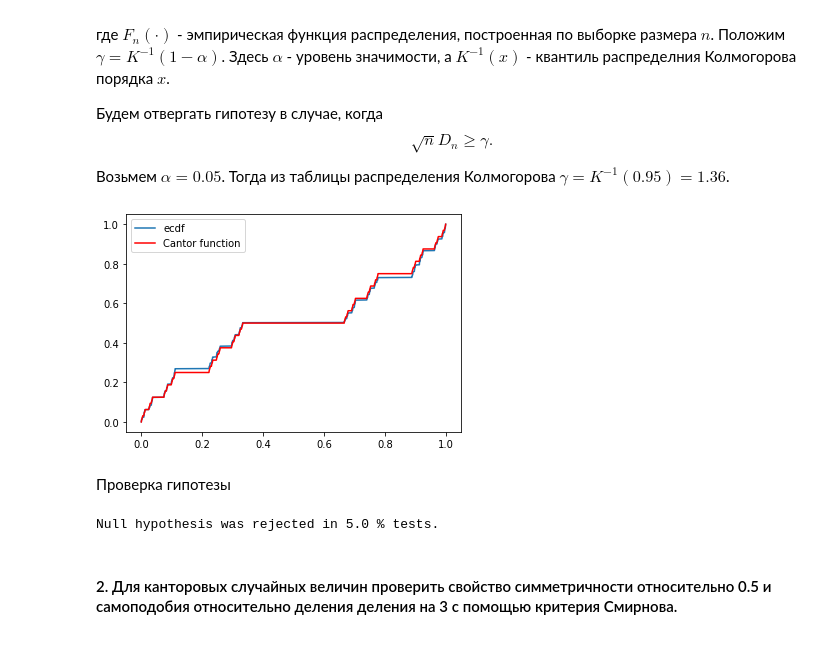
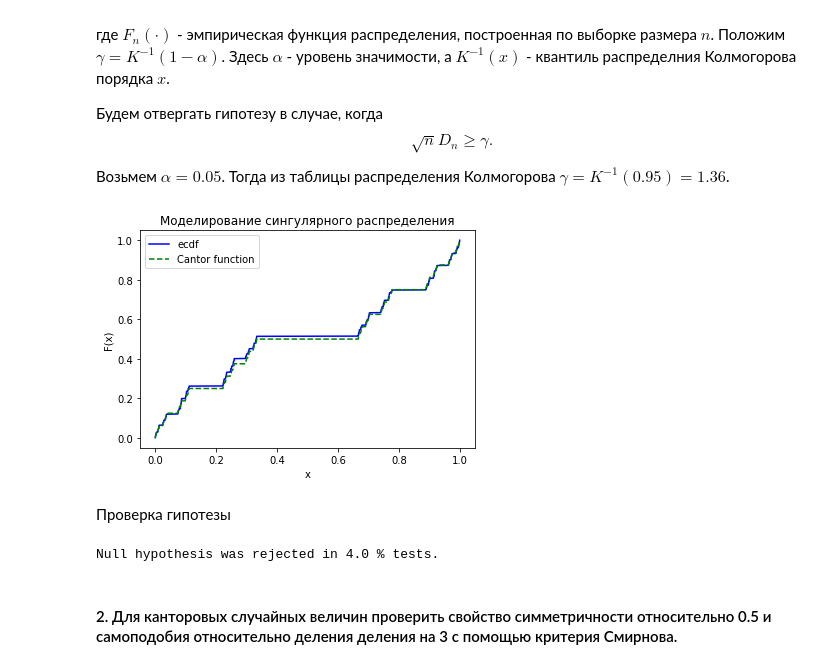
Before and after one commit to MrG1raffe/Stochastic_prac, a Jupyter notebook: StochAn_pt1.ipynb, the cells around one changed output. Saved outputs shown, nothing was run; the diff lists cells and outputs as text; code cells hidden in the pictures.

```diff
--- a/StochAn_pt1.ipynb
+++ b/StochAn_pt1.ipynb
@@ -86,7 +91,10 @@ plt.show
 n = 1000
 for i in range(0, 10):
     s_n = (2 * bern_rnd(0.5, n) - 1).cumsum()
-    plt.plot(s_n / np.sqrt(n))
+    plt.plot(s_n / np.sqrt(n), 'b', lw=0.5)
 plt.plot([0, n], [3, 3], 'k', [0, n], [-3, -3], 'k')
+plt.title('10 траекторий игры в орлянку')
+plt.xlabel(r'$n$')
+plt.ylabel(r'$Y(n)$')
 plt.show()
 # %% [output]
@@ -161,17 +170,19 @@ $$\sqrt{n}D_n \geq \gamma.$$
 # %%
 n = 1000
 sample = np.sort(cantor_rnd(n))
 
-plt.plot(sample, np.ones(n).cumsum() / n, label='ecdf')
+plt.plot(sample, np.ones(n).cumsum() / n, color='b', label='ecdf')
 
 x = np.linspace(0, 1, 1000)
 cant = cantor_function(x)
-plt.plot(x, cant, label='Cantor function', c='r')
-
+plt.plot(x, cant, 'g--', label='Cantor function')
+plt.title('Моделирование сингулярного распределения')
+plt.xlabel('x')
+plt.ylabel('F(x)')
 plt.legend()
 plt.show()
 # %% [output]
-[figure, old version]
+[figure, new version]
 # %% [markdown]
 Проверка гипотезы
 # %%
@@ -197,7 +208,7 @@ for i in range(0, test_sz):
 
 print('Null hypothesis was rejected in', 100 * (test_sz - accepted) / test_sz, '% tests.')
 # %% [output]
-Null hypothesis was rejected in 5.0 % tests.
+Null hypothesis was rejected in 4.0 % tests.
 # %% [markdown]
 #### 2. Для канторовых случайных величин проверить свойство симметричности относительно 0.5 и самоподобия относительно деления деления на 3 с помощью критерия Смирнова.
 # %%
```
Also changed, not shown: parts of 47 cells of this notebook, 1 other file.
